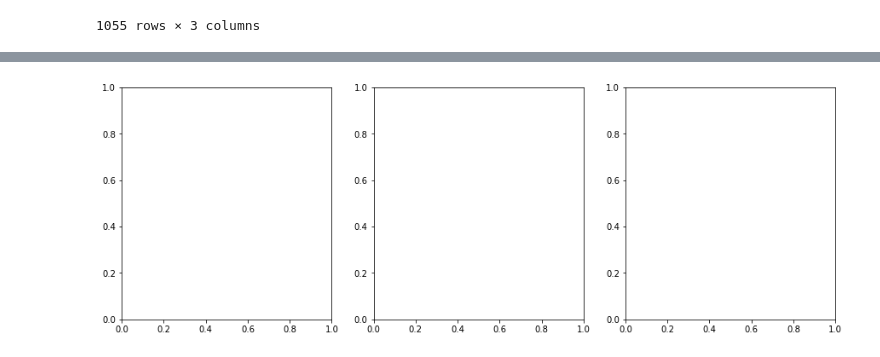
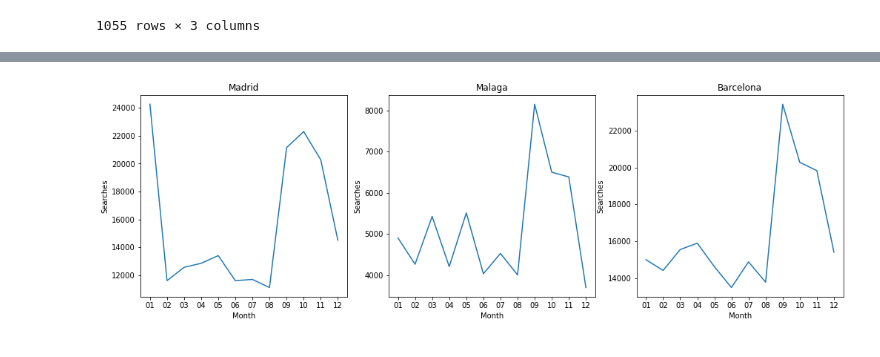
Before and after one commit to adriancervero/ds-challenge, a Jupyter notebook: challenge.ipynb, the cells around one changed output, grey strips where cells are left out. Cells and saved outputs as stored; diff of their text form; code cells hidden in the pictures.

```diff
--- a/challenge.ipynb
+++ b/challenge.ipynb
@@ -207,10 +207,8 @@ total.merge(by_month, how='outer')
 # %%
 def monthly_searches(searches_filepath, chunksize=1e7):
     searches = pd.read_csv(searches_filepath, sep='^', usecols=['Date', 'Destination'], chunksize=chunksize)
-    total = pd.DataFrame()
+    total = pd.DataFrame(columns=['Month', 'Destination', 'Date'])
     for chunk in searches:
-        #chunk['Date'] = pd.to_datetime(chunk['Date'])
-        #chunk['Month'] = chunk['Date'].dt.month
         chunk['Month'] = chunk['Date'].apply(lambda x: x.split('-')[1])
         by_month = chunk.groupby(['Month', 'Destination'])['Date'].count().reset_index()
         total = total.merge(by_month, how='outer')
@@ -233,9 +219,0 @@ MergeError: No common columns to perform merge on. Merge options: left_on=None,
-# %%
-import matplotlib.pyplot as plt
-import seaborn as sns
-
-fig, ax = plt.subplots(1,3, figsize=(15,5))
-monthly_pax = sample.groupby('mon')
-ax[0] =
-# %% [output]
-[figure, removed]
@@ -241,0 +222,8 @@ ax[0] =
+# %%
+madrid = monthly_searches_by_city[monthly_searches_by_city['Destination'] == 'MAD'].groupby('Month').sum();
+malaga = monthly_searches_by_city[monthly_searches_by_city['Destination'] == 'AGP'].groupby('Month').sum();
+barcelona = monthly_searches_by_city[monthly_searches_by_city['Destination'] == 'BCN'].groupby('Month').sum();
+# %%
+madrid.columns = ['searches']
+malaga.columns = ['searches']
+barcelona.columns = ['searches']
@@ -241,0 +234,21 @@ ax[0] =
+# %%
+import matplotlib.pyplot as plt
+import seaborn as sns
+
+fig, ax = plt.subplots(1,3, figsize=(17,5))
+
+ax[0].plot(madrid);
+ax[1].plot(malaga);
+ax[2].plot(barcelona);
+
+ax[0].set_title("Madrid");
+ax[0].set_xlabel('Month')
+ax[0].set_ylabel('Searches')
+ax[1].set_title("Malaga");
+ax[1].set_xlabel('Month')
+ax[1].set_ylabel('Searches')
+ax[2].set_title("Barcelona");
+ax[2].set_xlabel('Month')
+ax[2].set_ylabel('Searches');
+# %% [output]
+[figure, added]
```
Also changed, not shown: parts of 5 cells of this notebook, 4 other files.
